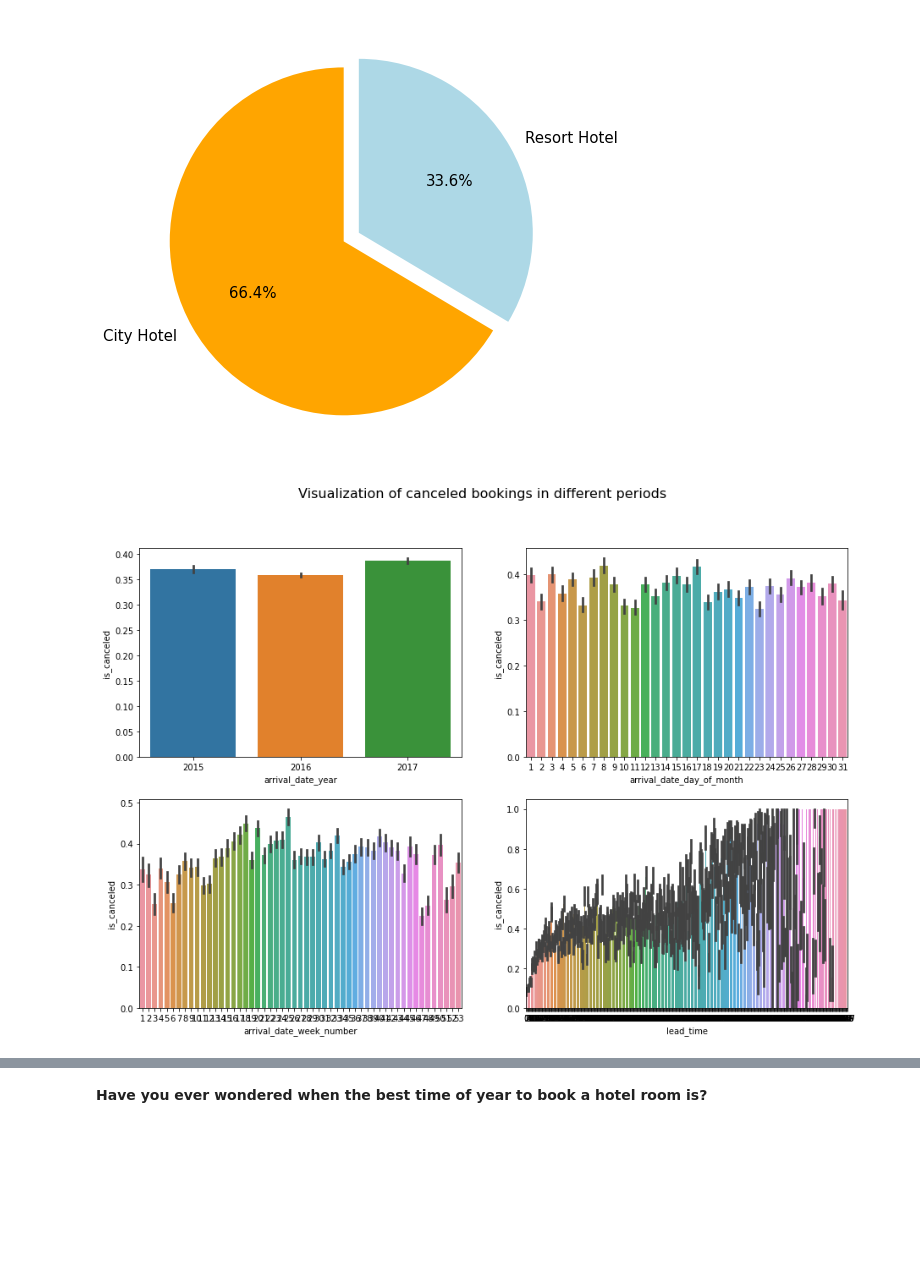
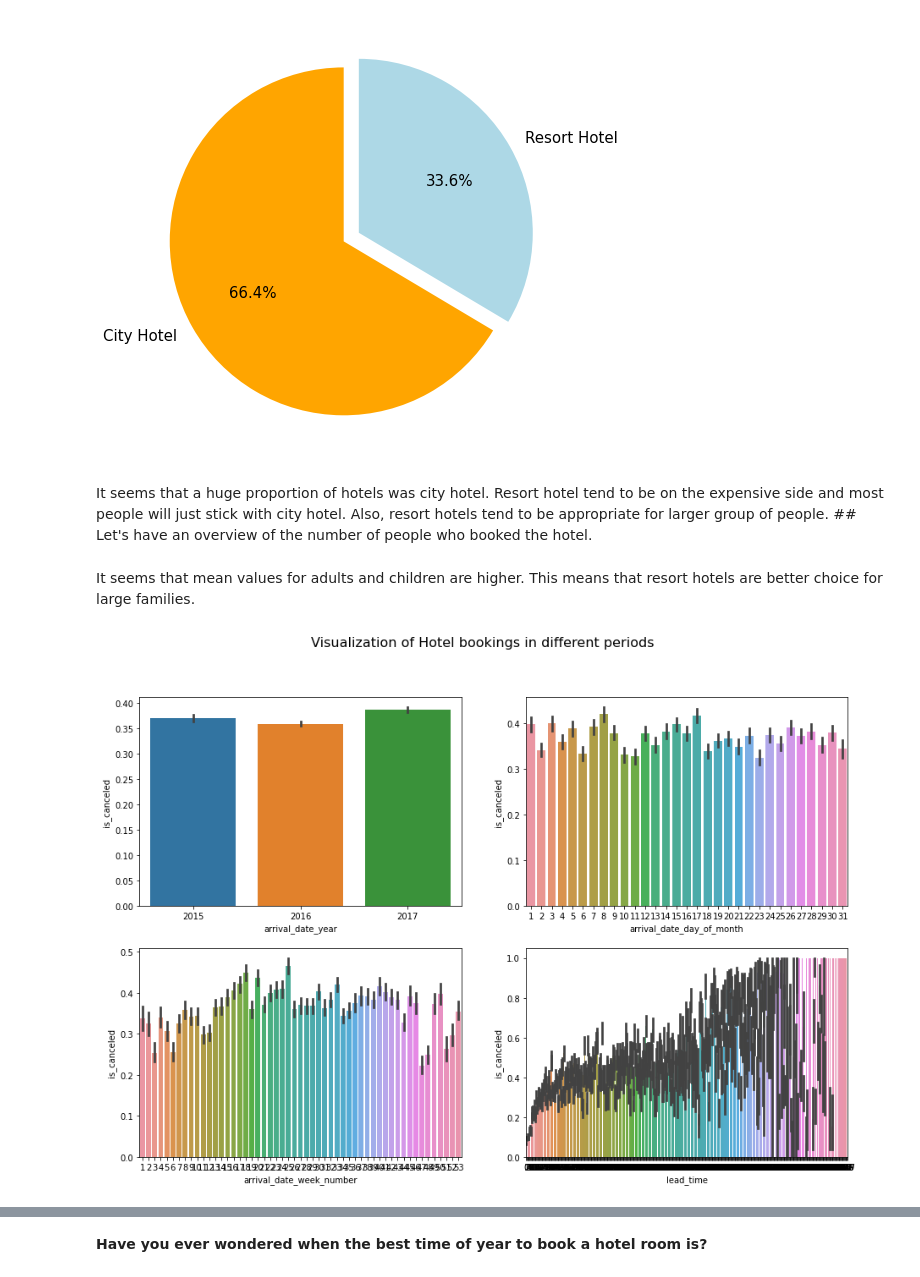
Before and after one commit to Sara19598/Hotel-Booking-Analysis, a Jupyter notebook: Hotel_Booking_Analysis_Capstone_Project.ipynb, the cells around one changed output, grey strips where cells are left out. Cells and saved outputs as stored; diff of their text form; code cells hidden in the pictures; blank space fills up the shorter version.

```diff
--- a/Hotel_Booking_Analysis_Capstone_Project.ipynb
+++ b/Hotel_Booking_Analysis_Capstone_Project.ipynb
@@ -247,16 +329,21 @@ plt.pie(sizes,explode=explode,labels=labels,colors=colors,autopct='%1.1f%%',star
  [Text(-0.5216815272988897, -0.29639228072791923, '66.4%'),
   Text(0.6086284485153717, 0.3457909941825721, '33.6%')])
 [figure]
+# %% [markdown]
+It seems that a huge proportion of hotels was city hotel. Resort hotel tend to be on the expensive side and most people will just stick with city hotel.
+Also, resort hotels tend to be appropriate for larger group of people. ## Let's have an overview of the number of people who booked the hotel.
+# %% [markdown]
+It seems that mean values for adults and children are higher. This means that resort hotels are better choice for large families.
 # %%
 fig,axes = plt.subplots(2,2,figsize=(15,10))
-fig.suptitle('Visualization of canceled bookings in different periods', fontsize=16)
+fig.suptitle('Visualization of Hotel bookings in different periods', fontsize=16)
 sns.barplot(HBA['arrival_date_year'],HBA['is_canceled'],ax=axes[0,0])
 sns.barplot(HBA['arrival_date_day_of_month'],HBA['is_canceled'],ax=axes[0,1])
 sns.barplot(HBA['arrival_date_week_number'],HBA['is_canceled'],ax=axes[1,0])
 sns.barplot(HBA['lead_time'],HBA['is_canceled'],ax=axes[1,1])
 plt.show()
 # %% [output]
-[figure, old version]
+[figure, new version]
 # %%
 fig,axes = plt.subplots(3,2,figsize=(20,15))
 fig.suptitle('This is visualization of the pattern of "Repeated Guests" ', fontsize=16)
```
Also changed, not shown: parts of 25 cells of this notebook.
